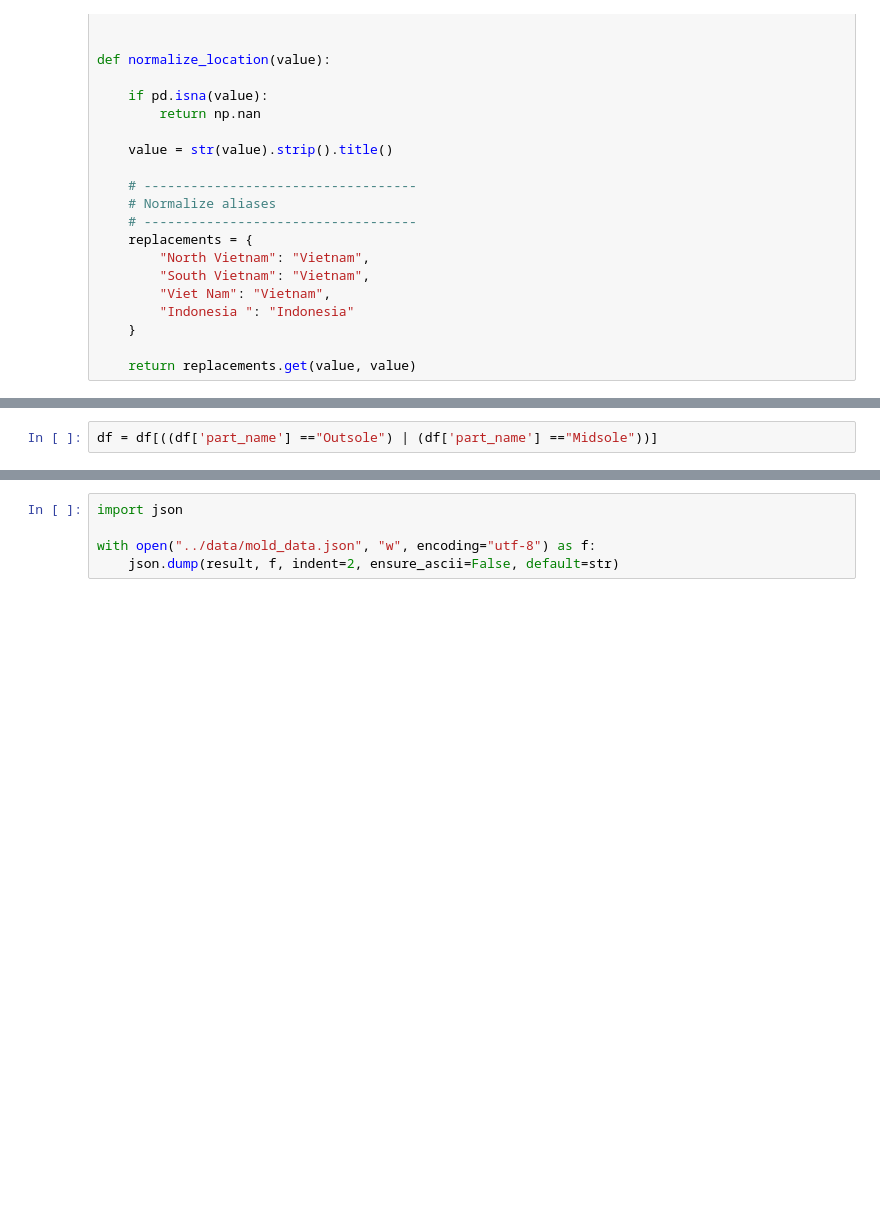
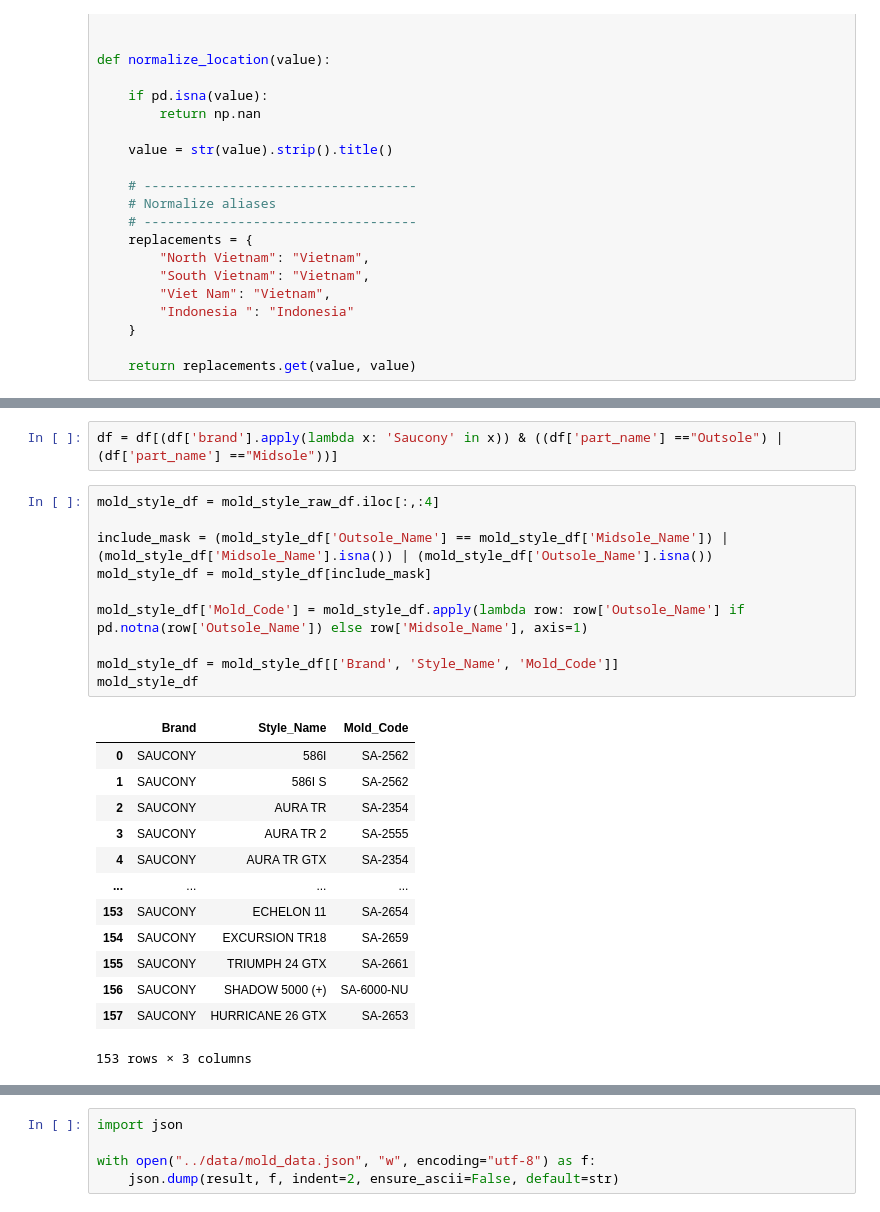
Before and after one commit to leminhtai0303/osms-mold-master-data, a Jupyter notebook: notebooks/data_processing.ipynb, the cells around one changed output, grey strips where cells are left out. Drawn from its saved outputs; the diff is of its cells as text; blank space fills up the shorter version.

```diff
--- a/notebooks/data_processing.ipynb
+++ b/notebooks/data_processing.ipynb
@@ -130,4 +137,28 @@ df['vendor_name'] = df['vendor_name'].str.strip().str.upper()
 #normalize location
 df['location'] = df['location'].apply(normalize_location)
 # %%
-df = df[((df['part_name'] =="Outsole") | (df['part_name'] =="Midsole"))]
+df = df[(df['brand'].apply(lambda x: 'Saucony' in x)) & ((df['part_name'] =="Outsole") | (df['part_name'] =="Midsole"))]
+# %%
+mold_style_df = mold_style_raw_df.iloc[:,:4]
+
+include_mask = (mold_style_df['Outsole_Name'] == mold_style_df['Midsole_Name']) | (mold_style_df['Midsole_Name'].isna()) | (mold_style_df['Outsole_Name'].isna())
+mold_style_df = mold_style_df[include_mask]
+
+mold_style_df['Mold_Code'] = mold_style_df.apply(lambda row: row['Outsole_Name'] if pd.notna(row['Outsole_Name']) else row['Midsole_Name'], axis=1)
+
+mold_style_df = mold_style_df[['Brand', 'Style_Name', 'Mold_Code']]
+mold_style_df
+# %% [output]
+|  | Brand | Style_Name | Mold_Code |
+| 0 | SAUCONY | 586I | SA-2562 |
+| 1 | SAUCONY | 586I S | SA-2562 |
+| 2 | SAUCONY | AURA TR | SA-2354 |
+| 3 | SAUCONY | AURA TR 2 | SA-2555 |
+| 4 | SAUCONY | AURA TR GTX | SA-2354 |
+| ... | ... | ... | ... |
+| 153 | SAUCONY | ECHELON 11 | SA-2654 |
+| 154 | SAUCONY | EXCURSION TR18 | SA-2659 |
+| 155 | SAUCONY | TRIUMPH 24 GTX | SA-2661 |
+| 156 | SAUCONY | SHADOW 5000 (+) | SA-6000-NU |
+| 157 | SAUCONY | HURRICANE 26 GTX | SA-2653 |
+153 rows × 3 columns
```
Also changed, not shown: parts of 6 cells of this notebook, 12 other files.
